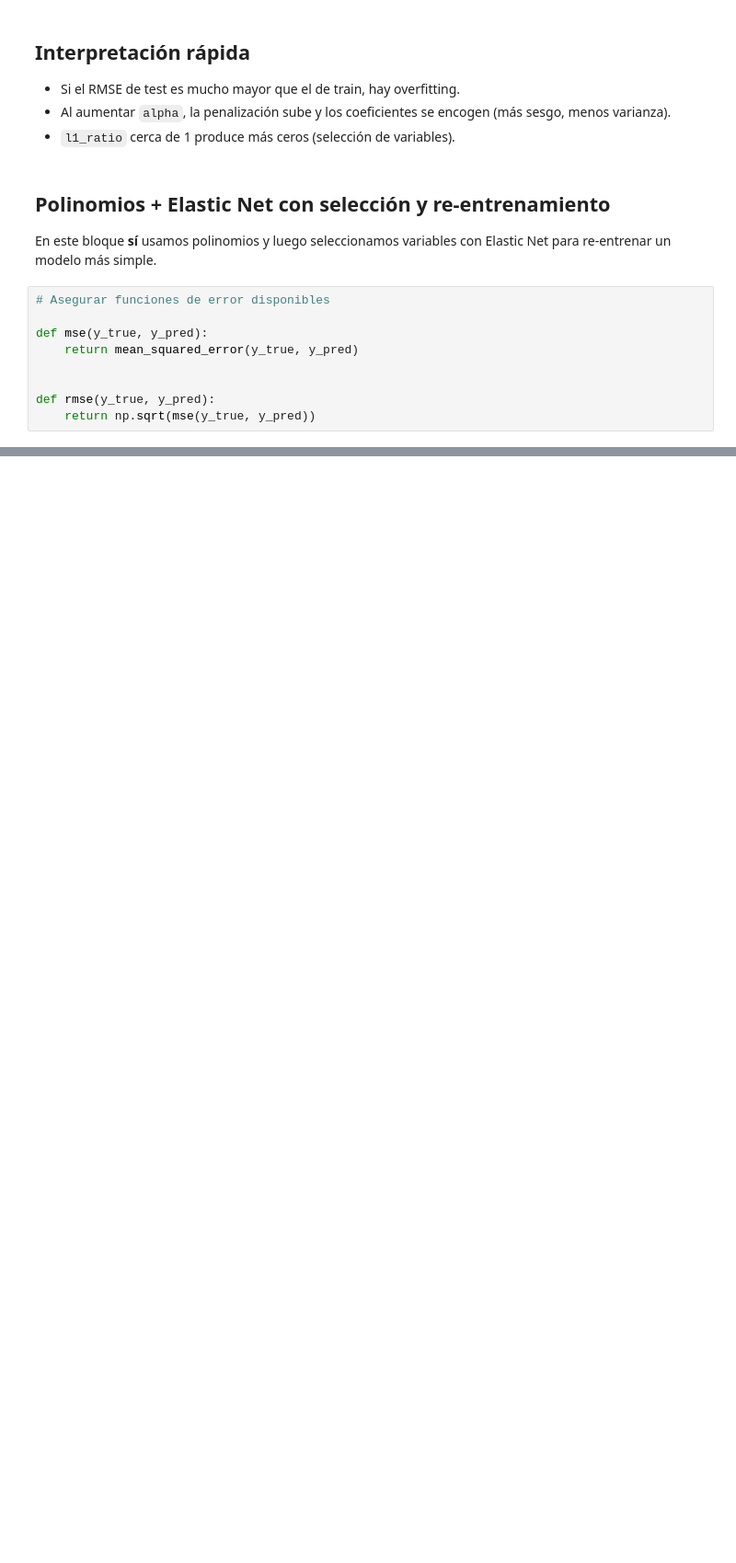
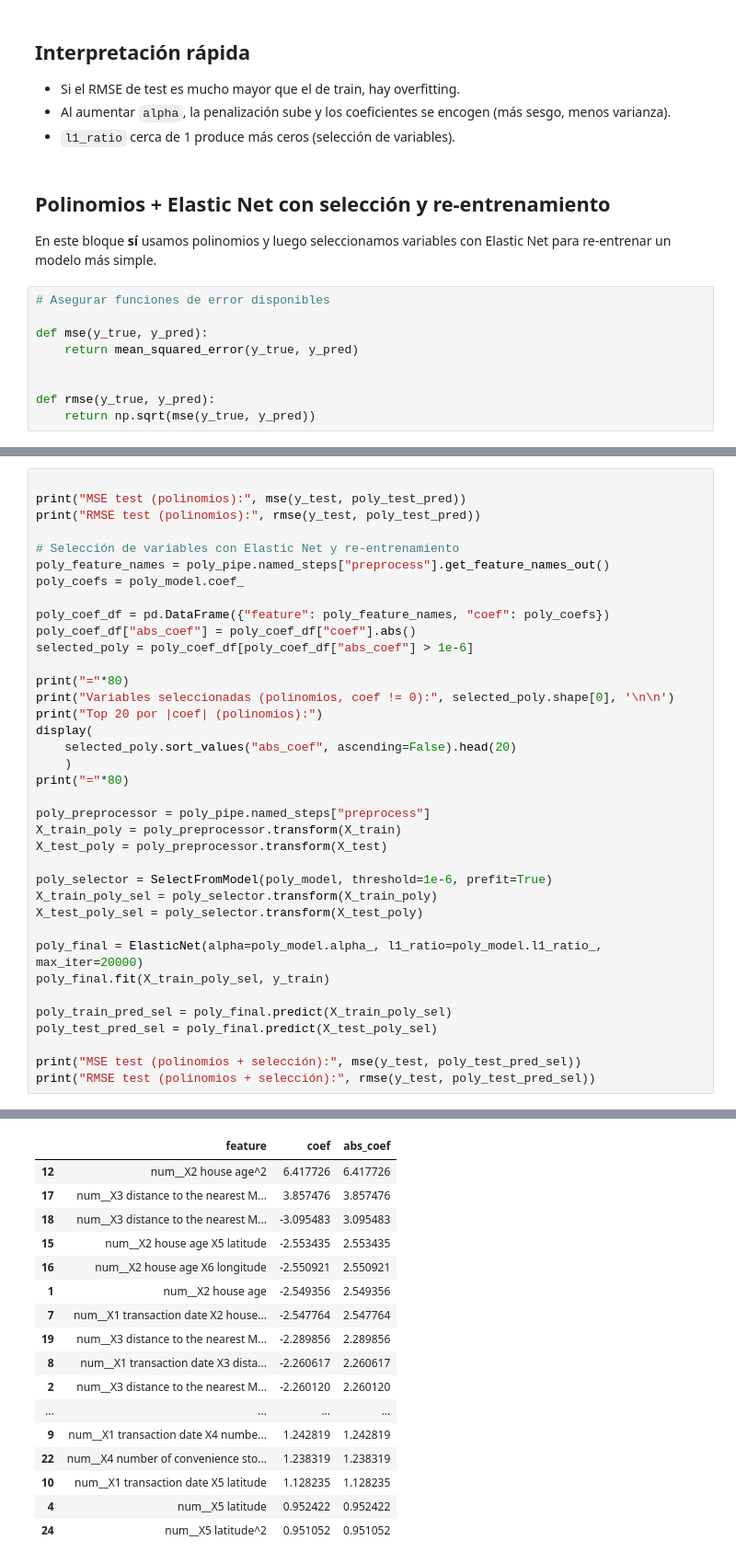
Before and after one commit to santineiraher/HE2_Consultor-a_IA_Responsable, a Jupyter notebook: Semana 03 - Regresión (MCO) y Paradigma/scripts/HE2_regresion_elasticnet_pipeline.ipynb, the cells around one changed output, grey strips where cells are left out. Shown at 92% size. Cells and saved outputs as stored; diff of their text form; blank space fills up the shorter version.

```diff
--- a/Semana 03 - Regresión (MCO) y Paradigma/scripts/HE2_regresion_elasticnet_pipeline.ipynb
+++ b/Semana 03 - Regresión (MCO) y Paradigma/scripts/HE2_regresion_elasticnet_pipeline.ipynb
@@ -549,0 +657,38 @@ print("RMSE test (polinomios + selección):", rmse(y_test, poly_test_pred_sel))
+# %%
+
+print("MSE test (polinomios):", mse(y_test, poly_test_pred))
+print("RMSE test (polinomios):", rmse(y_test, poly_test_pred))
+
+# Selección de variables con Elastic Net y re-entrenamiento
+poly_feature_names = poly_pipe.named_steps["preprocess"].get_feature_names_out()
+poly_coefs = poly_model.coef_
+
+poly_coef_df = pd.DataFrame({"feature": poly_feature_names, "coef": poly_coefs})
+poly_coef_df["abs_coef"] = poly_coef_df["coef"].abs()
+selected_poly = poly_coef_df[poly_coef_df["abs_coef"] > 1e-6]
+
+print("="*80)
+print("Variables seleccionadas (polinomios, coef != 0):", selected_poly.shape[0], '\n\n')
+print("Top 20 por |coef| (polinomios):")
+display(
+    selected_poly.sort_values("abs_coef", ascending=False).head(20)
+    )
+print("="*80)
+
+poly_preprocessor = poly_pipe.named_steps["preprocess"]
+X_train_poly = poly_preprocessor.transform(X_train)
+X_test_poly = poly_preprocessor.transform(X_test)
+
+poly_selector = SelectFromModel(poly_model, threshold=1e-6, prefit=True)
+X_train_poly_sel = poly_selector.transform(X_train_poly)
+X_test_poly_sel = poly_selector.transform(X_test_poly)
+
+poly_final = ElasticNet(alpha=poly_model.alpha_, l1_ratio=poly_model.l1_ratio_, max_iter=20000)
+poly_final.fit(X_train_poly_sel, y_train)
+
+poly_train_pred_sel = poly_final.predict(X_train_poly_sel)
+poly_test_pred_sel = poly_final.predict(X_test_poly_sel)
+
+print("MSE test (polinomios + selección):", mse(y_test, poly_test_pred_sel))
+print("RMSE test (polinomios + selección):", rmse(y_test, poly_test_pred_sel))
+# %% [output]
@@ -549,0 +702,17 @@ print("RMSE test (polinomios + selección):", rmse(y_test, poly_test_pred_sel))
+|  | feature | coef | abs_coef |
+| 12 | num__X2 house age^2 | 6.417726 | 6.417726 |
+| 17 | num__X3 distance to the nearest M... | 3.857476 | 3.857476 |
+| 18 | num__X3 distance to the nearest M... | -3.095483 | 3.095483 |
+| 15 | num__X2 house age X5 latitude | -2.553435 | 2.553435 |
+| 16 | num__X2 house age X6 longitude | -2.550921 | 2.550921 |
+| 1 | num__X2 house age | -2.549356 | 2.549356 |
+| 7 | num__X1 transaction date X2 house... | -2.547764 | 2.547764 |
+| 19 | num__X3 distance to the nearest M... | -2.289856 | 2.289856 |
+| 8 | num__X1 transaction date X3 dista... | -2.260617 | 2.260617 |
+| 2 | num__X3 distance to the nearest M... | -2.260120 | 2.260120 |
+| ... | ... | ... | ... |
+| 9 | num__X1 transaction date X4 numbe... | 1.242819 | 1.242819 |
+| 22 | num__X4 number of convenience sto... | 1.238319 | 1.238319 |
+| 10 | num__X1 transaction date X5 latitude | 1.128235 | 1.128235 |
+| 4 | num__X5 latitude | 0.952422 | 0.952422 |
+| 24 | num__X5 latitude^2 | 0.951052 | 0.951052 |
```
Also changed, not shown: parts of 21 cells of this notebook.
